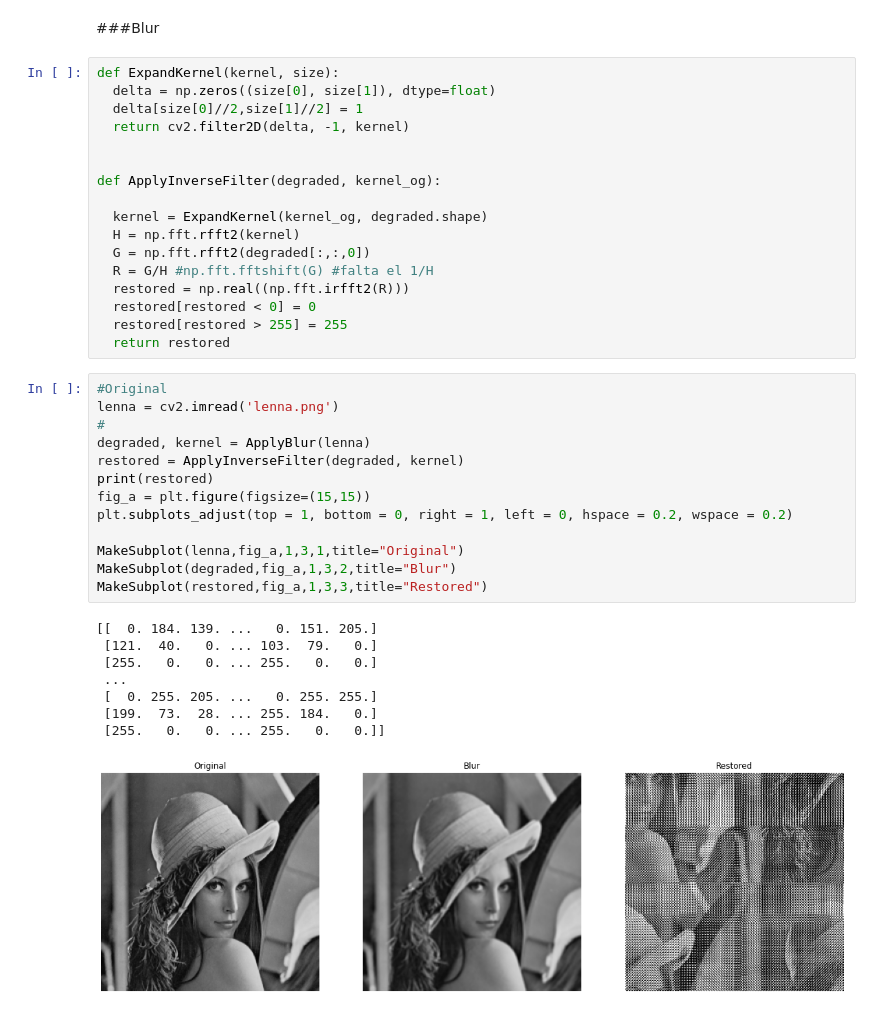
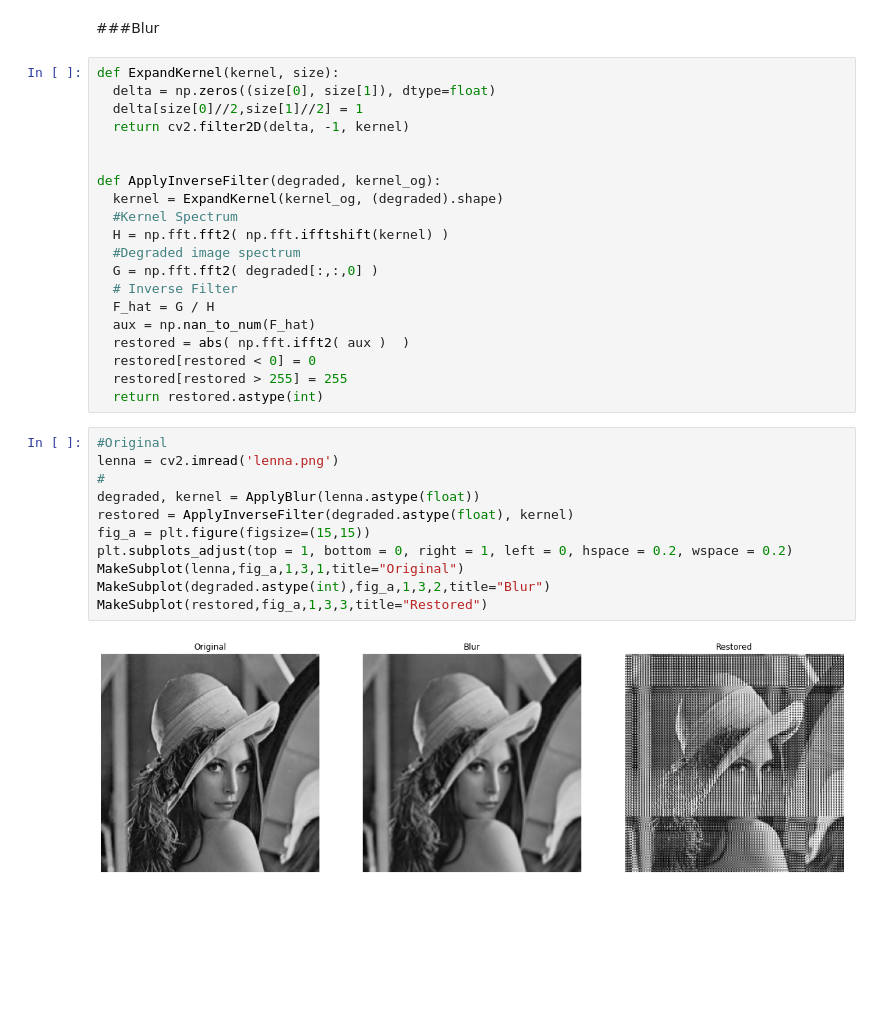
Before and after one commit to LuFernandez/imagaynes, a Jupyter notebook: Restauracion_imgs/restore.ipynb, the cells around one changed output. Drawn from its saved outputs; the diff is of its cells as text; blank space fills up the shorter version.

```diff
--- a/Restauracion_imgs/restore.ipynb
+++ b/Restauracion_imgs/restore.ipynb
@@ -56,37 +52,31 @@ def ExpandKernel(kernel, size):
 
 
 def ApplyInverseFilter(degraded, kernel_og):
-
-  kernel = ExpandKernel(kernel_og, degraded.shape)
-  H = np.fft.rfft2(kernel)
-  G = np.fft.rfft2(degraded[:,:,0])
-  R = G/H #np.fft.fftshift(G) #falta el 1/H
-  restored = np.real((np.fft.irfft2(R)))
+  kernel = ExpandKernel(kernel_og, (degraded).shape)
+  #Kernel Spectrum
+  H = np.fft.fft2( np.fft.ifftshift(kernel) )
+  #Degraded image spectrum
+  G = np.fft.fft2( degraded[:,:,0] )
+  # Inverse Filter
+  F_hat = G / H
+  aux = np.nan_to_num(F_hat)
+  restored = abs( np.fft.ifft2( aux )  )
   restored[restored < 0] = 0
   restored[restored > 255] = 255
-  return restored
+  return restored.astype(int)
 # %%
 #Original
 lenna = cv2.imread('lenna.png')
 #
-degraded, kernel = ApplyBlur(lenna)
-restored = ApplyInverseFilter(degraded, kernel)
-print(restored)
+degraded, kernel = ApplyBlur(lenna.astype(float))
+restored = ApplyInverseFilter(degraded.astype(float), kernel)
 fig_a = plt.figure(figsize=(15,15))
 plt.subplots_adjust(top = 1, bottom = 0, right = 1, left = 0, hspace = 0.2, wspace = 0.2)
-
 MakeSubplot(lenna,fig_a,1,3,1,title="Original")
-MakeSubplot(degraded,fig_a,1,3,2,title="Blur")
+MakeSubplot(degraded.astype(int),fig_a,1,3,2,title="Blur")
 MakeSubplot(restored,fig_a,1,3,3,title="Restored")
 # %% [output]
-[[  0. 184. 139. ...   0. 151. 205.]
- [121.  40.   0. ... 103.  79.   0.]
- [255.   0.   0. ... 255.   0.   0.]
- ...
- [  0. 255. 205. ...   0. 255. 255.]
- [199.  73.  28. ... 255. 184.   0.]
- [255.   0.   0. ... 255.   0.   0.]]
-[figure, old version]
+[figure, new version]
 # %%
 #Original
 lenna = cv2.imread('lenna.png')
```
Also changed, not shown: parts of 2 cells of this notebook.
